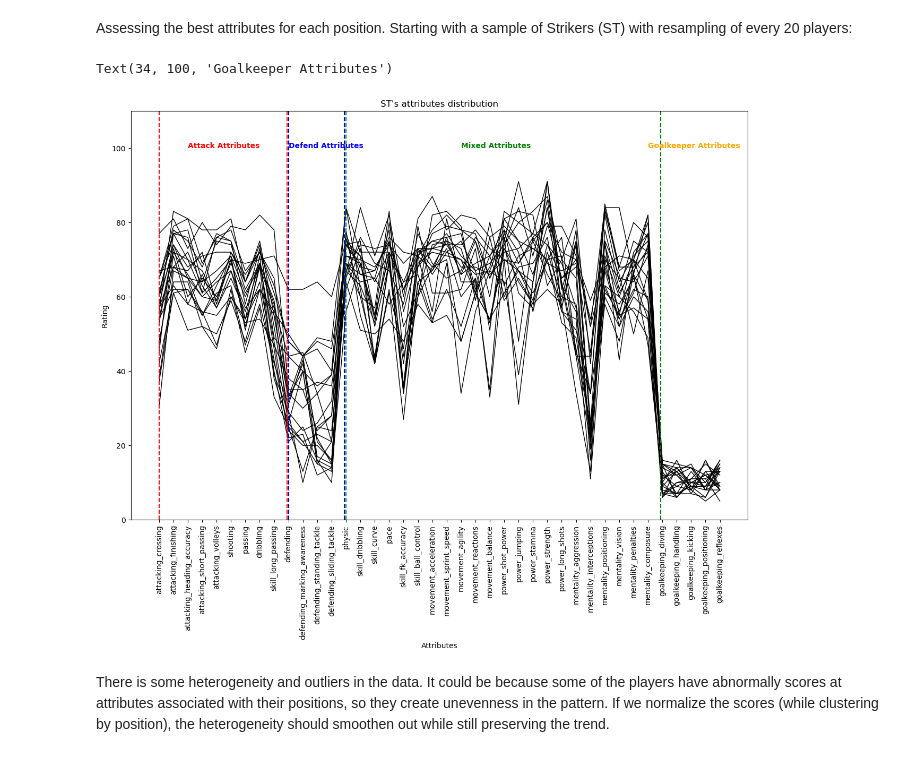
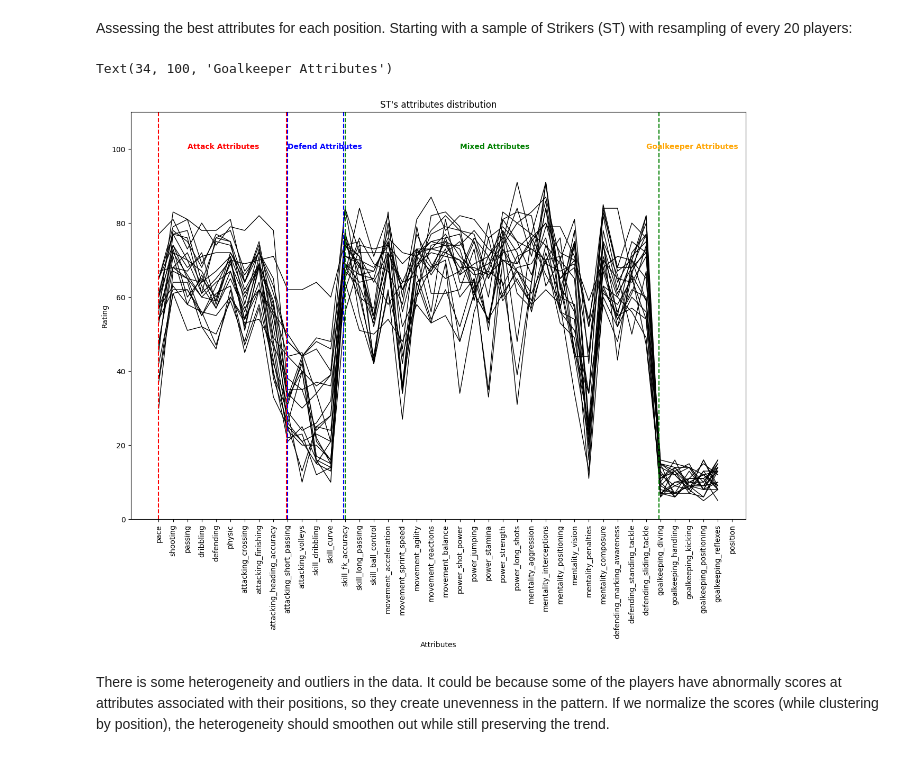
Before and after one commit to DenisProcyon/ML_proj2, a Jupyter notebook: src/main_nastia.ipynb, the cells around one changed output. Saved outputs shown, nothing was run; the diff lists cells and outputs as text; code cells hidden in the pictures.

```diff
--- a/src/main_nastia.ipynb
+++ b/src/main_nastia.ipynb
@@ -15,6 +15,6 @@ def get_data(ds_type: str) -> pd.DataFrame:
     """
     :param ds_type: train / test
     """
-    path = Path(CWD).parent / f'project_2/data/{ds_type}.csv'
+    path = Path(CWD).parent / f'data/{ds_type}.csv'
 
     return pd.read_csv(path)
@@ -23,3 +21,5 @@ df = pd.read_csv("/Users/newmac/Documents/DSDM/04_Computational_ML/project_2/dat
+# %%
+df = get_data("train")
 # %%
 # Only keeping the columns with skill attributes, which are the most relevant for determining a player's position
 columns_needed = ['pace','shooting','passing','dribbling','defending','physic','attacking_crossing','attacking_finishing',
@@ -60,35 +60,35 @@ Assessing the best attributes for each position. Starting with a sample of Strik
 # %%
 # Plotting the scores of all the available skills for a sample of Strikers (ST)
 
 fig, ax = plt.subplots()
 df_new_ST = df[df['position'] == 'ST'].iloc[::20,:-1]
 df_new_ST.T.plot.line(color = 'black', figsize = (15,10), legend = False, ylim = (0, 110), title = "ST's attributes distribution", ax=ax)
 
 ax.set_xlabel('Attributes')
 ax.set_ylabel('Rating')
 
-ax.set_xticks(np.arange(len(cols)))
-ax.set_xticklabels(labels = cols, rotation=90)
+ax.set_xticks(np.arange(len(columns_needed)))
+ax.set_xticklabels(labels = columns_needed, rotation=90)
 
 for ln in ax.lines:
     ln.set_linewidth(1)
 
 ax.axvline(0, color='red', linestyle='--')
 ax.axvline(8.9, color='red', linestyle='--')
 
 ax.axvline(9, color='blue', linestyle='--')
 ax.axvline(12.9, color='blue', linestyle='--')
 
 ax.axvline(13, color='green', linestyle='--')
 ax.axvline(34.9, color='green', linestyle='--')
 
 ax.text(2, 100, 'Attack Attributes', color = 'red', weight = 'bold')
 ax.text(9, 100, 'Defend Attributes', color = 'blue', weight = 'bold')
 ax.text(21, 100, 'Mixed Attributes', color = 'green', weight = 'bold')
 ax.text(34, 100, 'Goalkeeper Attributes', color = 'orange', weight = 'bold')
 # %% [output]
 Text(34, 100, 'Goalkeeper Attributes')
-[figure, old version]
+[figure, new version]
 # %% [markdown]
 There is some heterogeneity and outliers in the data. It could be because some of the players have abnormally scores at attributes associated with their positions, so they create unevenness in the pattern. If we normalize the scores (while clustering by position), the heterogeneity should smoothen out while still preserving the trend.
 # %%
```
Also changed, not shown: parts of 2 cells of this notebook, 4 other files.
